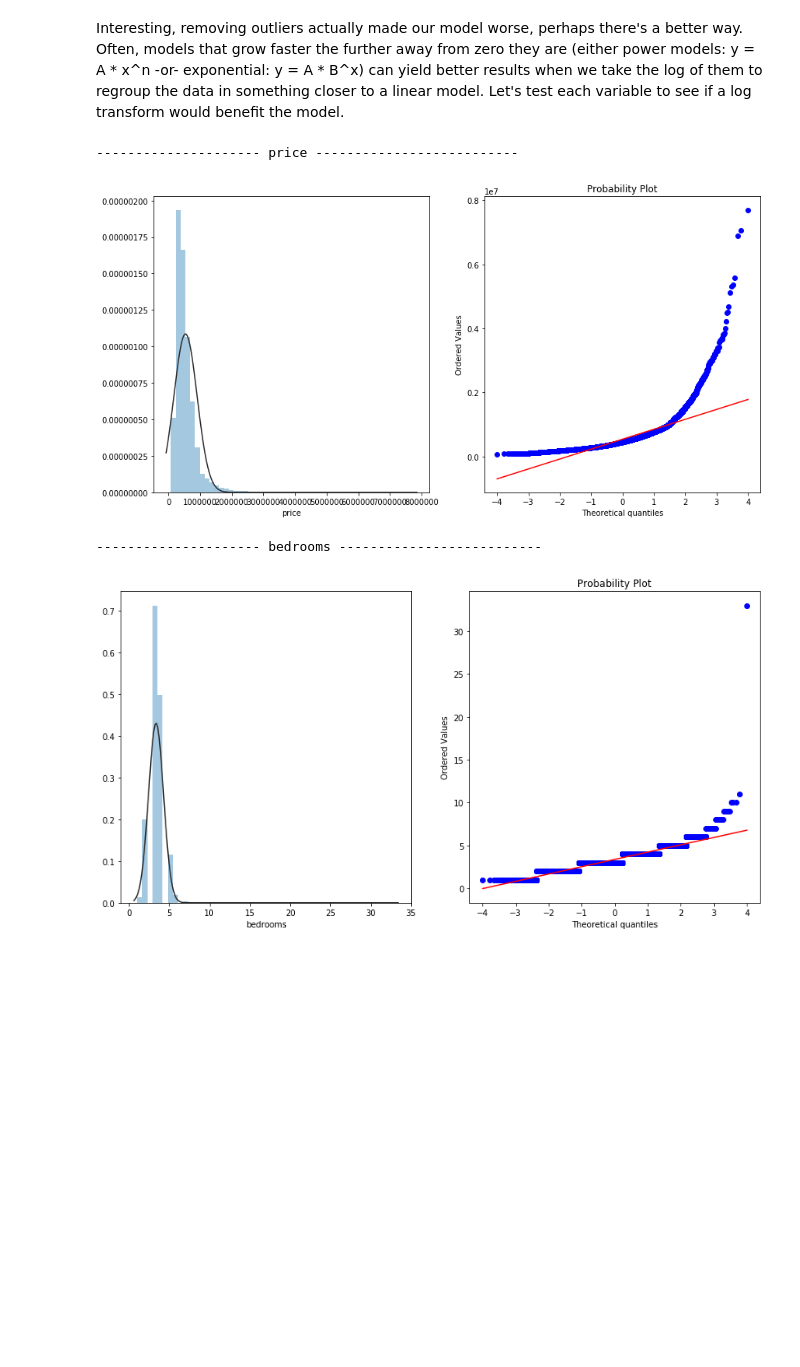
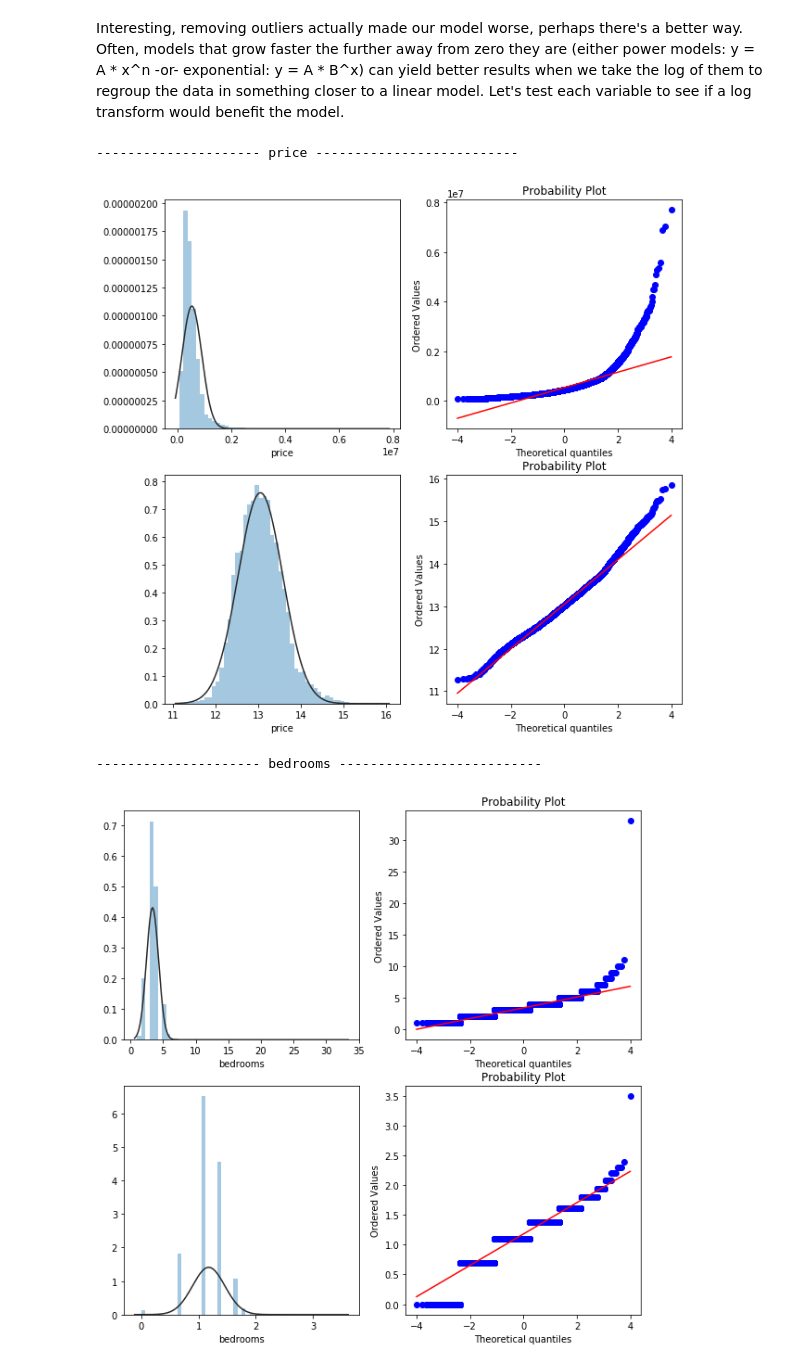
Before and after one commit to nkacoroski/dsc-1-final-project, a Jupyter notebook: kaspar.ipynb, the cells around one changed output. Saved outputs shown, nothing was run; the diff lists cells and outputs as text; code cells hidden in the pictures; blank space fills up the shorter version.

```diff
--- a/kaspar.ipynb
+++ b/kaspar.ipynb
@@ -392,23 +392,30 @@ Interesting, removing outliers actually made our model worse, perhaps there's a
 # %%
 from scipy.stats import norm
 from scipy import stats
 
 to_log_or_not_to_log = df.drop(['id', 'yr_renovated', 'lat', 'long', 'sqft_basement', 'zipcode', 'date'], axis=1)
 
 def log_test(df):
     for col in df.columns:
-        print('---------------------',col,'--------------------------')
-        plt.figure(figsize=(14,7))
-        plt.subplot(1,2,1)
-        sns.distplot(df[col], fit=norm, kde=False)
-        plt.subplot(1,2,2)
-        stats.probplot(df[col], plot=plt)
-        plt.show()
+        try:
+            print('---------------------',col,'--------------------------')
+            plt.figure(figsize=(10,10))
+            plt.subplot(2,2,1)
+            sns.distplot(df[col], fit=norm, kde=False)
+            plt.subplot(2,2,2)
+            stats.probplot(df[col], plot=plt)
+            plt.subplot(2,2,3)
+            sns.distplot(np.log(df[col]), fit=norm, kde=False)
+            plt.subplot(2,2,4)
+            stats.probplot(np.log(df[col]), plot=plt)
+            plt.show()
+        except Exception as e:
+            print(e)
 
 log_test(to_log_or_not_to_log)
 # %% [output]
 --------------------- price --------------------------
-[figure, old version]
+[figure, new version]
 --------------------- bedrooms --------------------------
-[figure, old version]
+[figure, new version]
 --------------------- bathrooms --------------------------
```
Also changed, not shown: parts of 7 cells of this notebook.
